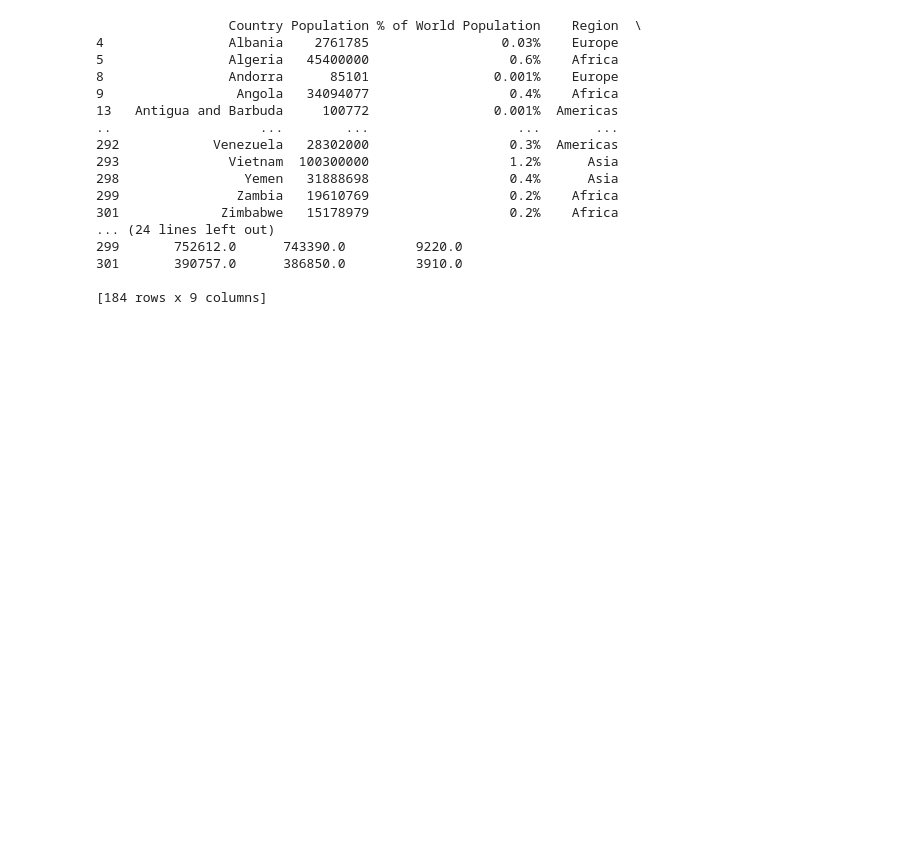
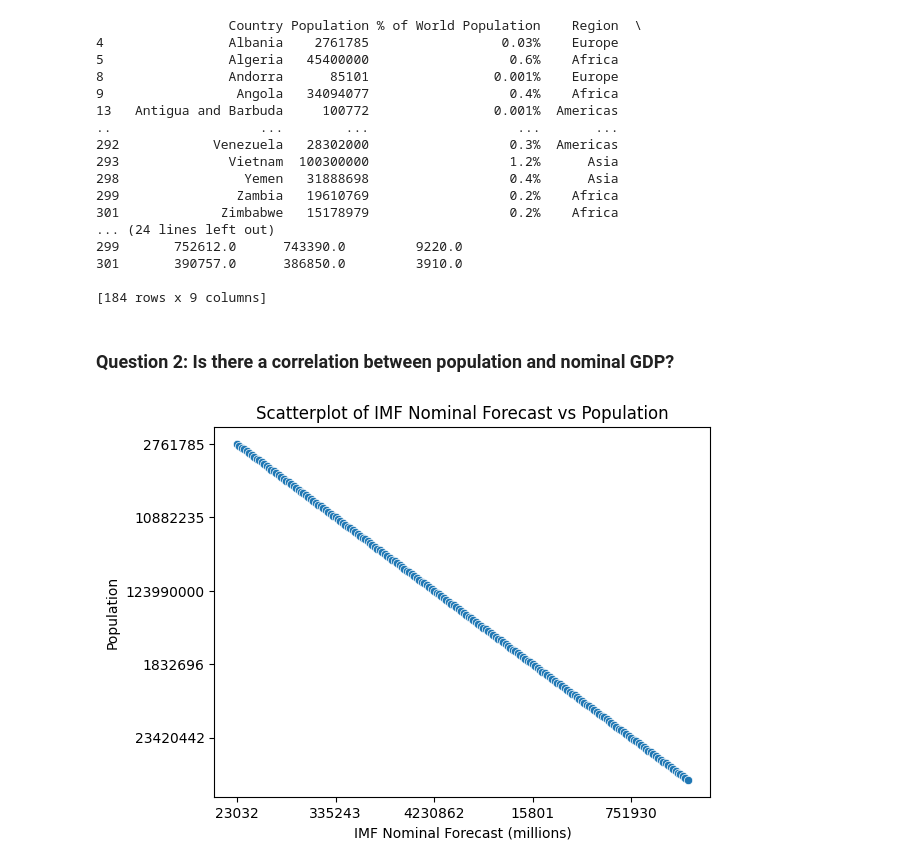
Before and after one commit to spitzer-lucas-ccm/Web-Scraping-and-Data-Analysis-Project, a Jupyter notebook: World-Countries.ipynb, the cells around one changed output. Cells and saved outputs as stored; diff of their text form; code cells hidden in the pictures; blank space fills up the shorter version.

Commit message:
Final Adjustments

```diff
--- a/World-Countries.ipynb
+++ b/World-Countries.ipynb
@@ -247,3 +240,22 @@ country_df.to_csv('country.csv', index=False)
 301       390757.0      386850.0         3910.0
 
 [184 rows x 9 columns]
+# %% [markdown]
+### Question 2: Is there a correlation between population and nominal GDP?
+# %%
+# Create a scatterplot
+sns.scatterplot(data=country_df, x='IMF Nominal Forecast (millions)', y='Population')
+
+# Set plot title and labels
+plt.title('Scatterplot of IMF Nominal Forecast vs Population')
+plt.xlabel('IMF Nominal Forecast (millions)')
+plt.ylabel('Population')
+
+# Adjust the number of ticks on the x and y axes
+plt.gca().xaxis.set_major_locator(ticker.MaxNLocator(6))
+plt.gca().yaxis.set_major_locator(ticker.MaxNLocator(6))
+
+# Show the plot
+plt.show()
+# %% [output]
+[figure, added]
```
Also changed, not shown: parts of 14 cells of this notebook, 2 other files.
